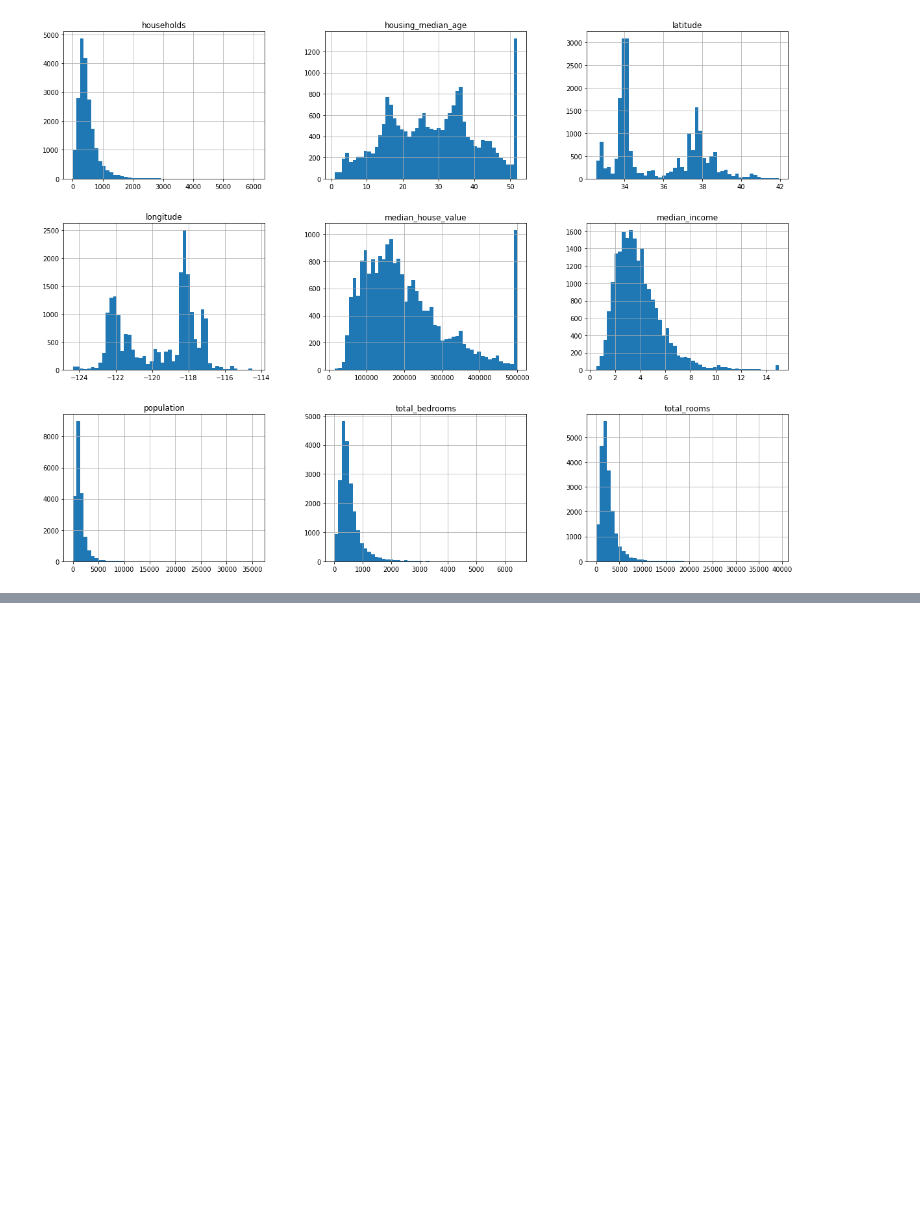
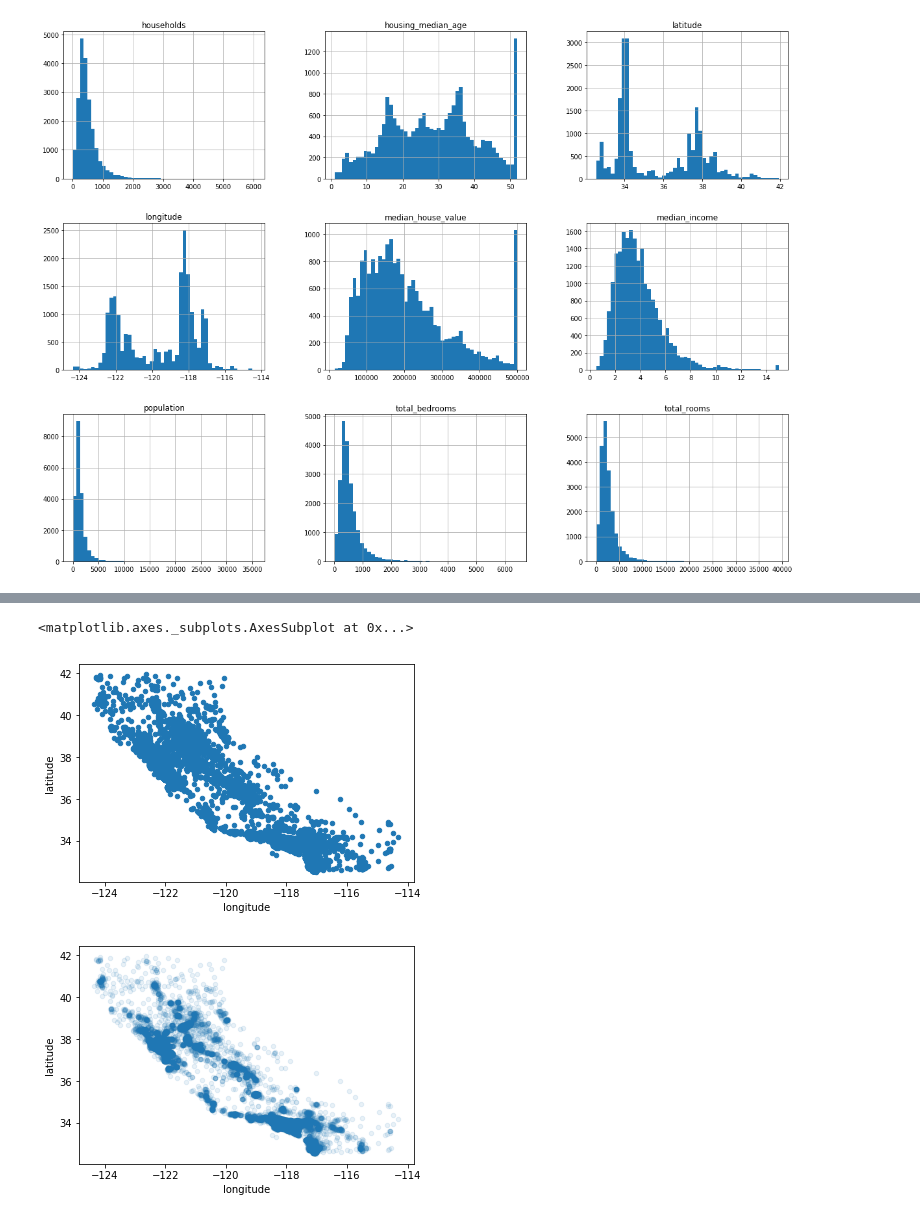
Before and after one commit to ryorsini/ml-exercises, a Jupyter notebook: ml_ex1.ipynb, the cells around one changed output, grey strips where cells are left out. Saved outputs shown, nothing was run; the diff lists cells and outputs as text; code cells hidden in the pictures; blank space fills up the shorter version.

```diff
--- a/ml_ex1.ipynb
+++ b/ml_ex1.ipynb
@@ -84,0 +161,10 @@ plt.show()
+# %%
+# Now ready to do Stratified sampling, based on the income category
+# Use Scikit-Learn's StratifiedShuffleSplit class:
+
+from sklearn.model_selection import StratifiedShuffleSplit
+
+split = StratifiedShuffleSplit(n_splits=1, test_size=0.2, random_state=42)
+for train_index, test_index in split.split(housing, housing["income_cat"]):
+    strat_train_set = housing.loc[train_index]
+    strat_test_set = housing.loc[test_index]
@@ -84,0 +190,19 @@ plt.show()
+# %%
+# Data Exploration (EDA)
+# Only want to be exploring the training set here.
+# If training set is very large, can be useful to set aside smaller, exploration set to make manipulations faster
+# Create a copy of the training set
+
+housing = strat_train_set.copy()
+
+# Visualizing Geographical Data - Create Scatter plots
+
+housing.plot(kind="scatter", x="longitude", y="latitude")
+
+# Set alpha option to 0.1 to make it easier to visualize higher density points
+
+housing.plot(kind="scatter", x="longitude", y="latitude", alpha=0.1)
+# %% [output]
+<matplotlib.axes._subplots.AxesSubplot at 0x...>
+[figure, added]
+[figure, added]
```
Also changed, not shown: parts of 6 cells of this notebook.
